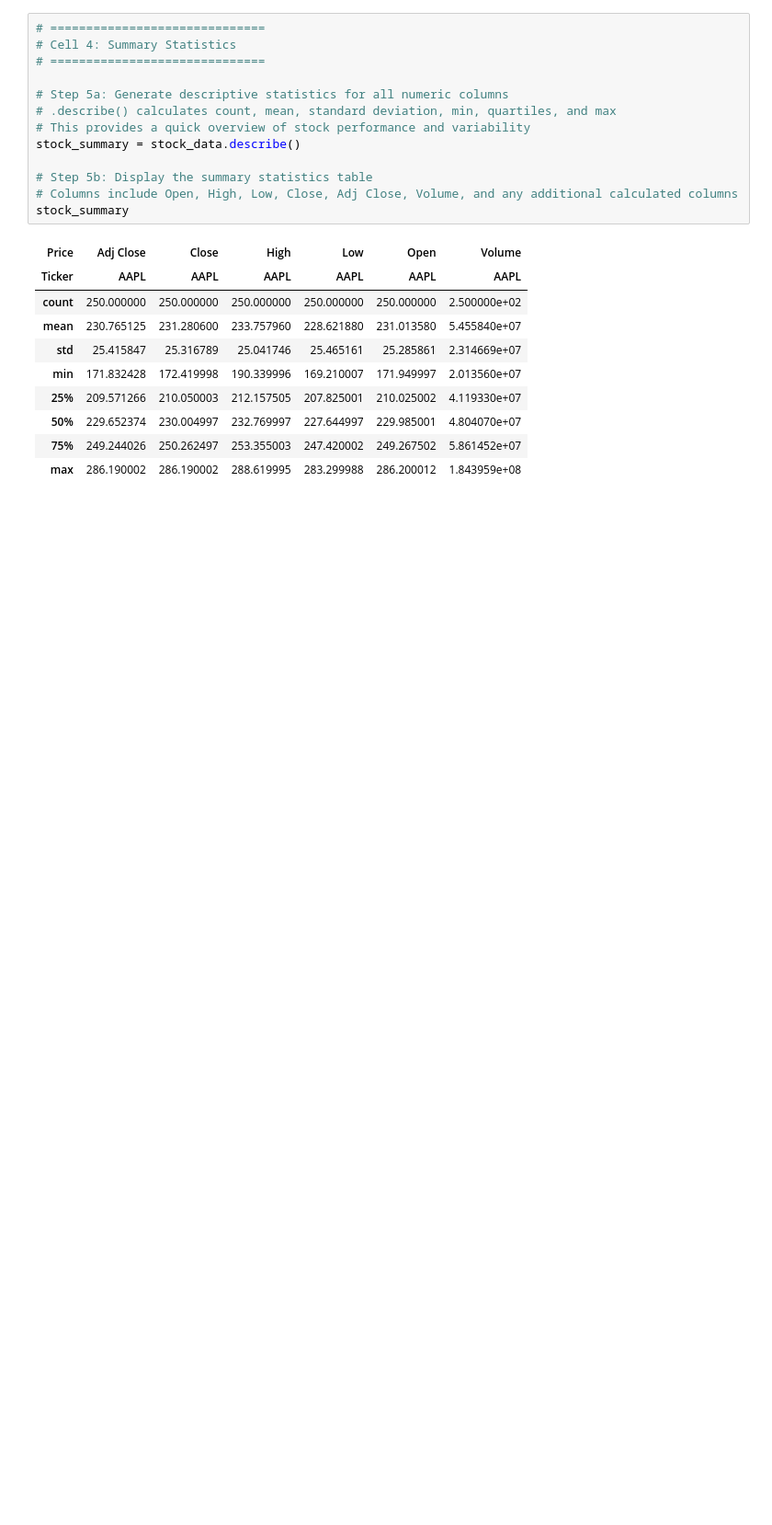
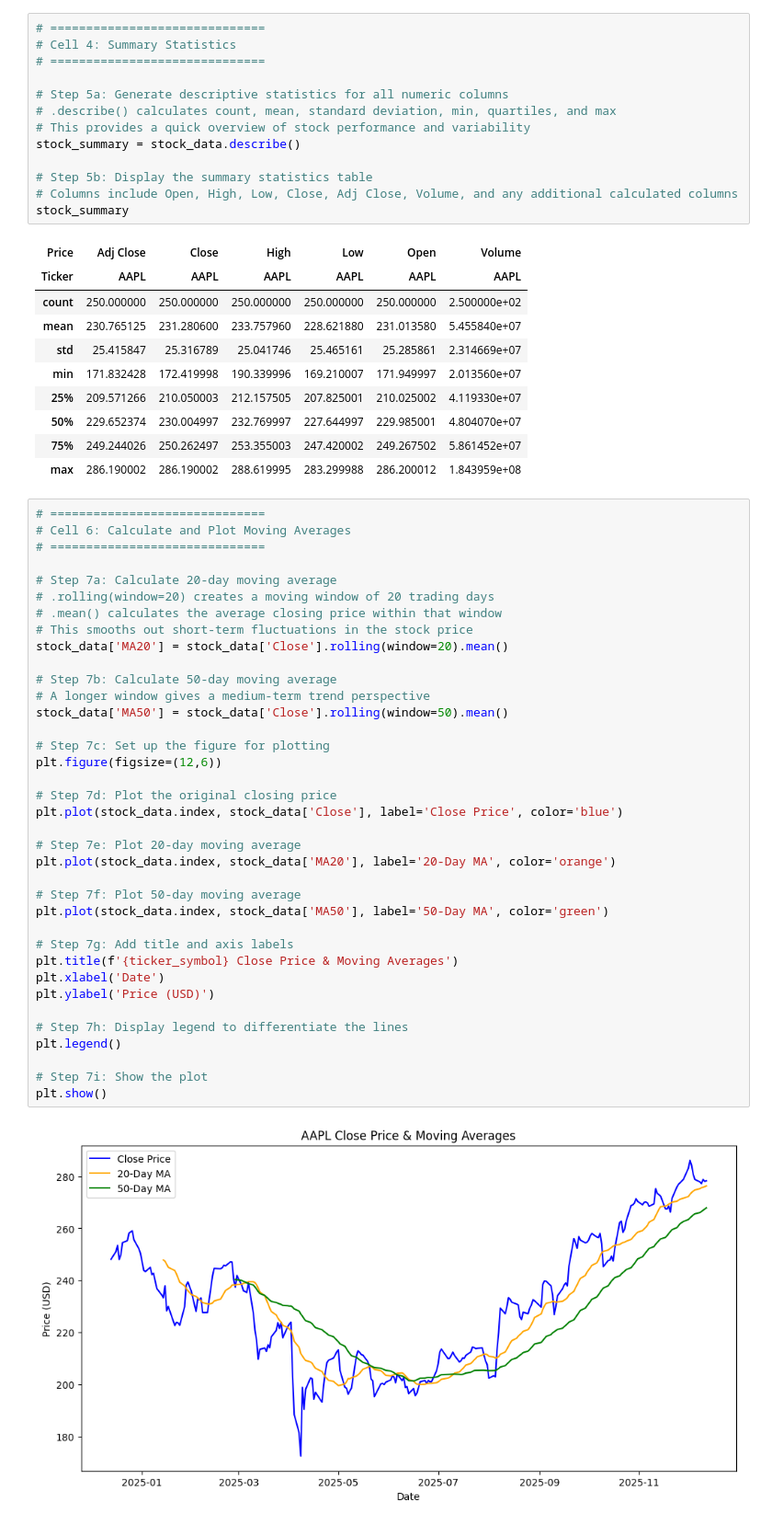
Before and after one commit to Robson41/computer_infrastructure_assessment, a Jupyter notebook: problems.ipynb, the cells around one changed output. Shown at 92% size. Saved outputs shown, nothing was run; the diff lists cells and outputs as text; blank space fills up the shorter version.

Commit message:
Problem 1 – Moving averages and daily returns analysis

```diff
--- a/problems.ipynb
+++ b/problems.ipynb
@@ -113,3 +113,42 @@ stock_summary
 | 50% | 229.652374 | 230.004997 | 232.769997 | 227.644997 | 229.985001 | 4.804070e+07 |
 | 75% | 249.244026 | 250.262497 | 253.355003 | 247.420002 | 249.267502 | 5.861452e+07 |
 | max | 286.190002 | 286.190002 | 288.619995 | 283.299988 | 286.200012 | 1.843959e+08 |
+# %%
+# ==============================
+# Cell 6: Calculate and Plot Moving Averages
+# ==============================
+
+# Step 7a: Calculate 20-day moving average
+# .rolling(window=20) creates a moving window of 20 trading days
+# .mean() calculates the average closing price within that window
+# This smooths out short-term fluctuations in the stock price
+stock_data['MA20'] = stock_data['Close'].rolling(window=20).mean()
+
+# Step 7b: Calculate 50-day moving average
+# A longer window gives a medium-term trend perspective
+stock_data['MA50'] = stock_data['Close'].rolling(window=50).mean()
+
+# Step 7c: Set up the figure for plotting
+plt.figure(figsize=(12,6))
+
+# Step 7d: Plot the original closing price
+plt.plot(stock_data.index, stock_data['Close'], label='Close Price', color='blue')
+
+# Step 7e: Plot 20-day moving average
+plt.plot(stock_data.index, stock_data['MA20'], label='20-Day MA', color='orange')
+
+# Step 7f: Plot 50-day moving average
+plt.plot(stock_data.index, stock_data['MA50'], label='50-Day MA', color='green')
+
+# Step 7g: Add title and axis labels
+plt.title(f'{ticker_symbol} Close Price & Moving Averages')
+plt.xlabel('Date')
+plt.ylabel('Price (USD)')
+
+# Step 7h: Display legend to differentiate the lines
+plt.legend()
+
+# Step 7i: Show the plot
+plt.show()
+# %% [output]
+[figure, added]
```
Also changed, not shown: parts of 1 cell of this notebook.
